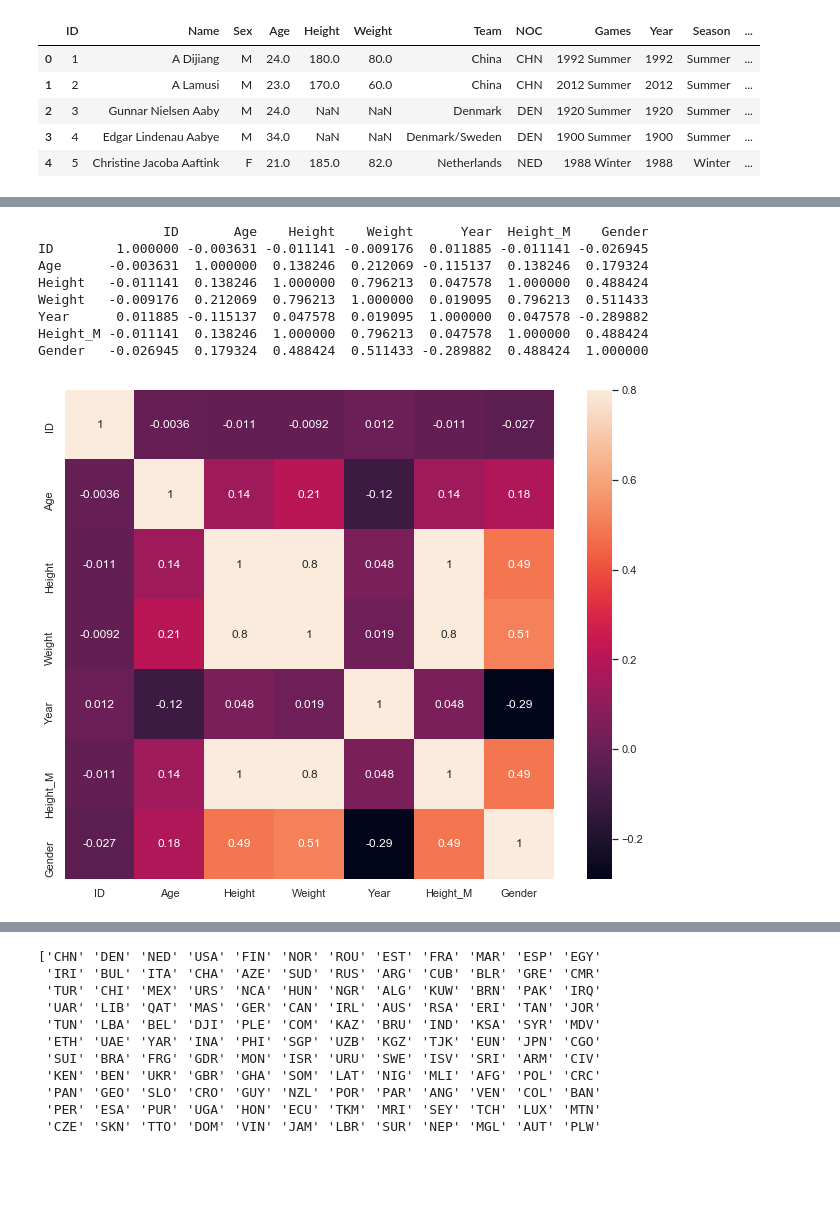
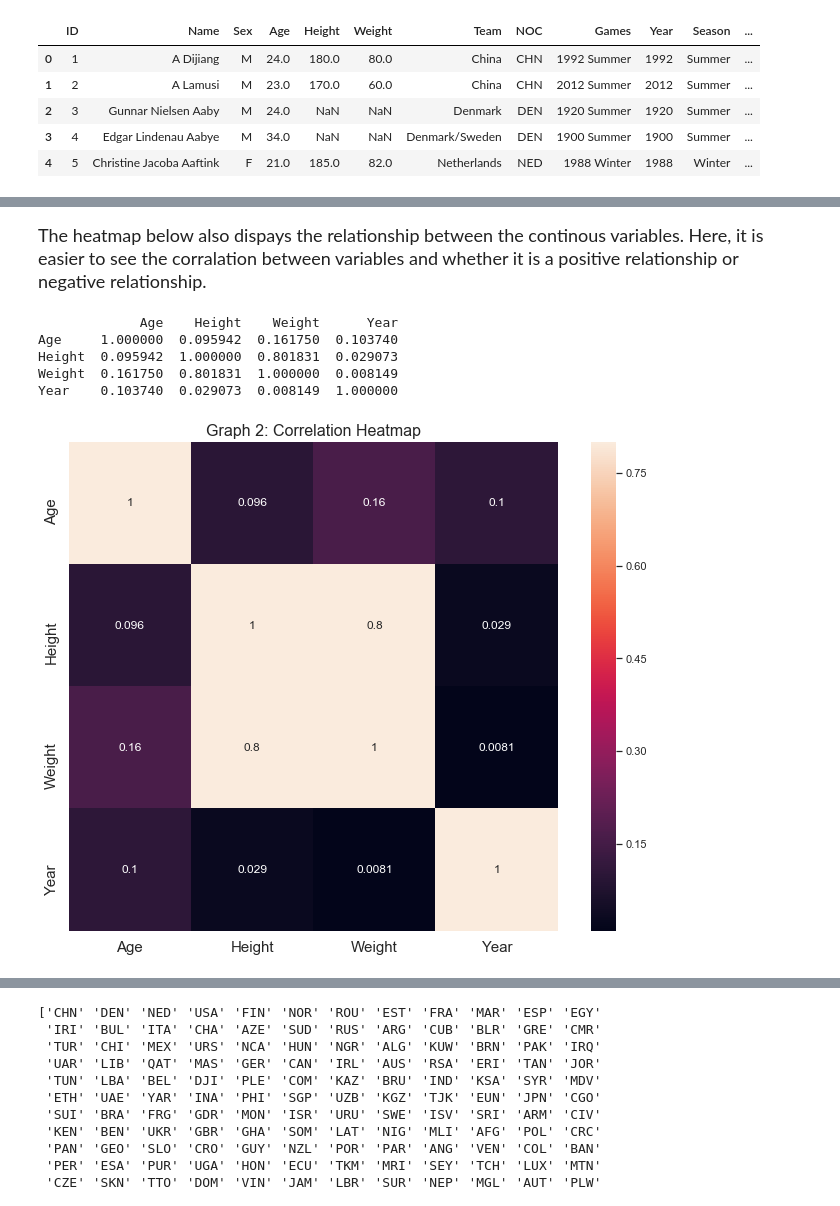
Before and after one commit to jmniet36/Thinkful-Data-Science-Boot-Camp, a Jupyter notebook: Unit 2.1_Drill 8_Preparing a Data Set for Modeling.ipynb, the cells around one changed output, grey strips where cells are left out. Drawn from its saved outputs; the diff is of its cells as text; code cells hidden in the pictures; blank space fills up the shorter version.

```diff
--- a/Unit 2.1_Drill 8_Preparing a Data Set for Modeling.ipynb
+++ b/Unit 2.1_Drill 8_Preparing a Data Set for Modeling.ipynb
@@ -71,9 +82,3 @@ df.head()
 
 <b>Outcome</b>
 - Medal
-# %%
-df.Height.dropna()
-
-df['Height_M'] = df['Height']*.01
-
-df.head()
@@ -86,0 +87,4 @@ df.head()
+# %%
+# Creating new data frame that excludes dropped columns.
+df2 = df.drop(columns=['ID','Team','Games','Event','City'])
+df2.head(2)
@@ -86,0 +95,4 @@ df.head()
+# %%
+# Creating new data frame that excludes all blank and null values.
+df3 = df2.dropna()
+df3.head(2)
@@ -120,21 +125,25 @@ plt.show()
+# %% [markdown]
+<font style = 'font-family:Book Antiqua'><font size = 4>The heatmap below also dispays the relationship between the continous variables. Here, it is easier to see the corralation between variables and whether it is a positive relationship or negative relationship.
 # %%
-# Make the completely correlation of the df.
-corrmat = df.corr()
+# Setting plot size.
+sns.set(rc={'figure.figsize':(16,16)})
+
+# Make the correlation matrix.
+corrmat = df3.corr()
 print(corrmat)
 
 # Set up the matplotlib figure.
 f, ax = plt.subplots(figsize=(12, 9))
 
 # Draw the heatmap using seaborn.
-sns.heatmap(corrmat, annot=True, vmax=.8, square=True)
+sns.heatmap(corrmat, vmax=.8, square=True, annot = True)
+ax.set_title('Graph 2: Correlation Heatmap', fontsize = 16)
+ax.tick_params(labelsize=15)
 plt.show()
 # %% [output]
-                ID       Age    Height    Weight      Year  Height_M    Gender
-ID        1.000000 -0.003631 -0.011141 -0.009176  0.011885 -0.011141 -0.026945
-Age      -0.003631  1.000000  0.138246  0.212069 -0.115137  0.138246  0.179324
-Height   -0.011141  0.138246  1.000000  0.796213  0.047578  1.000000  0.488424
-Weight   -0.009176  0.212069  0.796213  1.000000  0.019095  0.796213  0.511433
-Year      0.011885 -0.115137  0.047578  0.019095  1.000000  0.047578 -0.289882
-Height_M -0.011141  0.138246  1.000000  0.796213  0.047578  1.000000  0.488424
-Gender   -0.026945  0.179324  0.488424  0.511433 -0.289882  0.488424  1.000000
+             Age    Height    Weight      Year
+Age     1.000000  0.095942  0.161750  0.103740
+Height  0.095942  1.000000  0.801831  0.029073
+Weight  0.161750  0.801831  1.000000  0.008149
+Year    0.103740  0.029073  0.008149  1.000000
-[figure, old version]
+[figure, new version]
```
Also changed, not shown: parts of 47 cells of this notebook.
